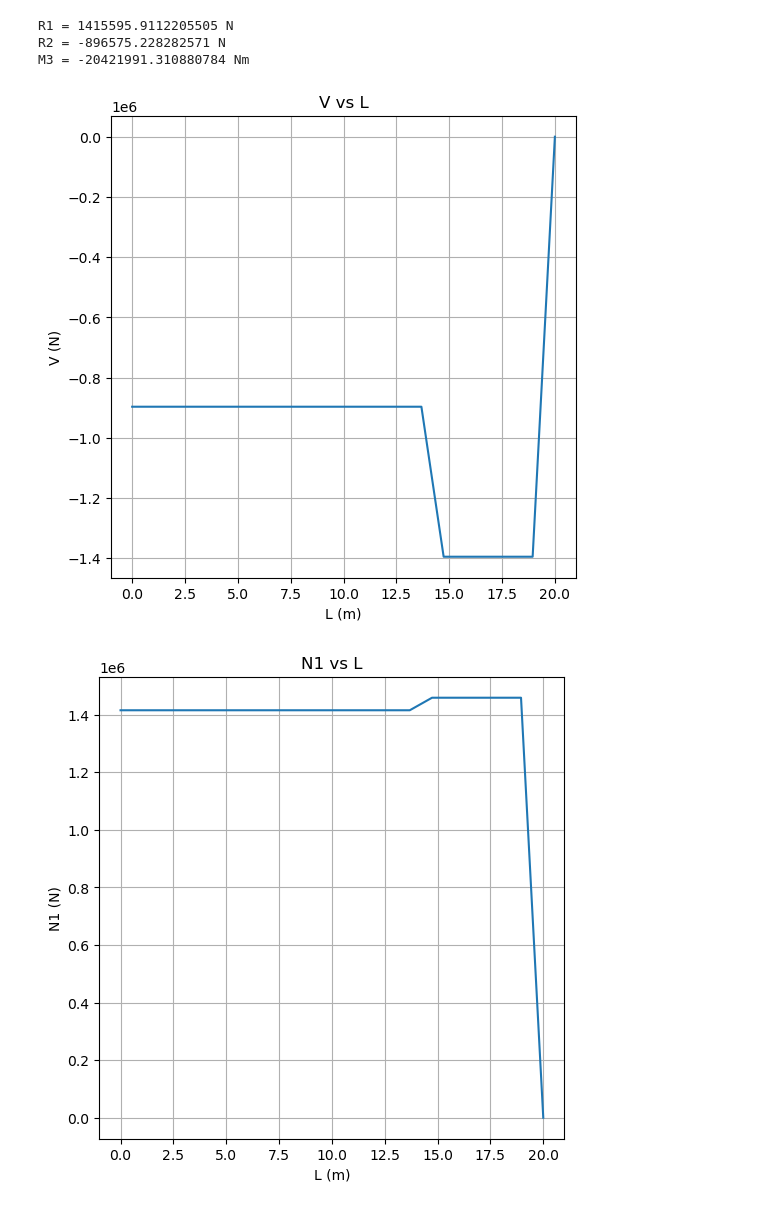
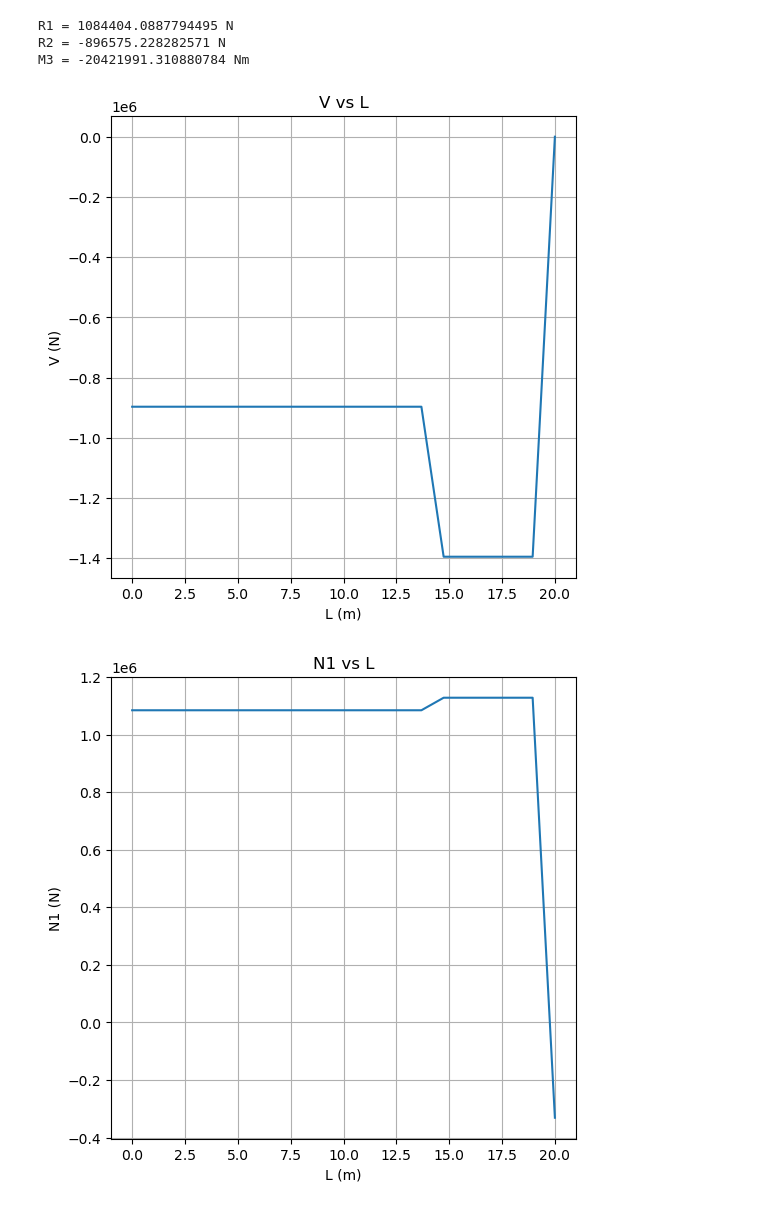
Before and after one commit to Nick-M-R/EAE135, a Jupyter notebook: EAE135_Project2_CalculationsandPlots.ipynb, the cells around one changed output. Saved outputs shown, nothing was run; the diff lists cells and outputs as text; code cells hidden in the pictures.

```diff
--- a/EAE135_Project2_CalculationsandPlots.ipynb
+++ b/EAE135_Project2_CalculationsandPlots.ipynb
@@ -36,7 +36,7 @@ G_Al = 26.2*(10**9) #Pa
 v_Al = 0.33
 
 ### Reactions at Cantilever
-R1 = Thrust + (Lift+Weight)*(math.sin(alf))
+R1 = Thrust - (Lift+Weight)*(math.sin(alf))
 R2 = (Weight - Lift)*math.cos(alf)
 M3 = (Weight*(L-5)-Lift*L)*math.cos(alf)
 
@@ -67,35 +67,35 @@ for i in range(0,len(N1)):
         N1[i] = R1
     elif (i>=14) & (i<19):
         N1[i] = R1 + Weight*(math.sin(alf))
     else:
         N1[i] = R1 - Thrust - (Lift+Weight)*(math.sin(alf))
 
 plt.figure(figsize = [6,6])
 plt.title('N1 vs L')
 plt.xlabel('L (m)')
 plt.ylabel('N1 (N)')
 plt.plot(np.linspace(0,20,20), N1)
 plt.grid()
 
 Mom = np.zeros(20)
 for i in range(0,len(Mom)):
     if (i<14):
         Mom[i] = -M3 + ((M3+(-M3+(R2*15)))/15)*i
     elif (i>=14):
         Mom[i] = Mom[13] - ((Mom[13]+(R2-Weight*math.cos(alf)))/5)*(i-13)
 
 plt.figure(figsize = [6,6])
 plt.title('M3 vs L')
 plt.xlabel('L (m)')
 plt.ylabel('M3 (Nm)')
 plt.plot(np.linspace(0,20,20), Mom)
 plt.grid()
 # %% [output]
-R1 = 1415595.9112205505 N
+R1 = 1084404.0887794495 N
 R2 = -896575.228282571 N
 M3 = -20421991.310880784 Nm
 [figure]
-[figure, old version]
+[figure, new version]
 [figure]
 # %%
 ###Axial Problem
```
Also changed, not shown: parts of 3 cells of this notebook.
